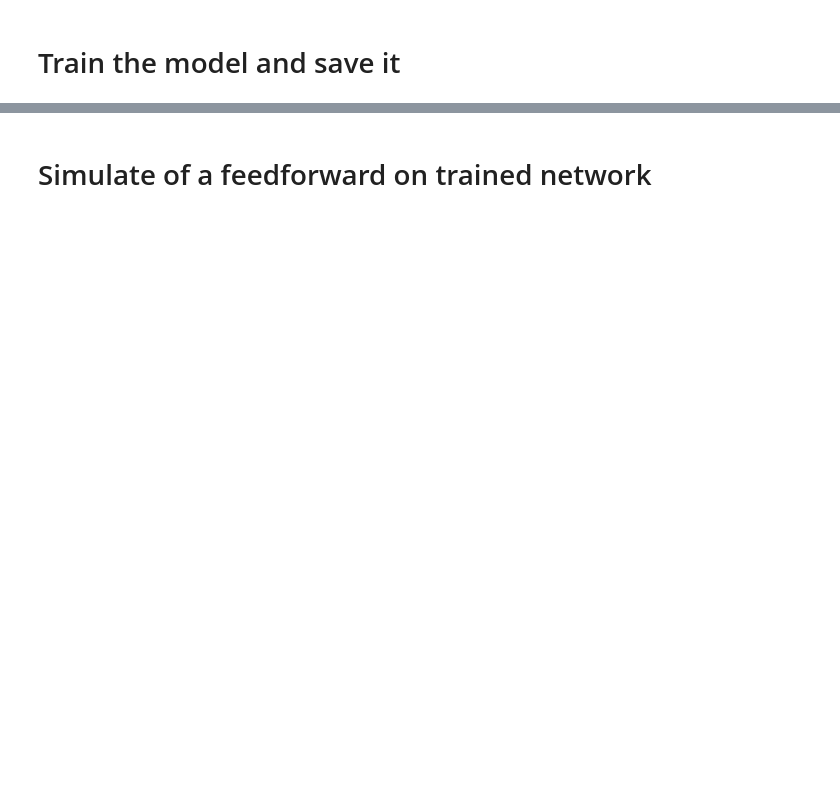
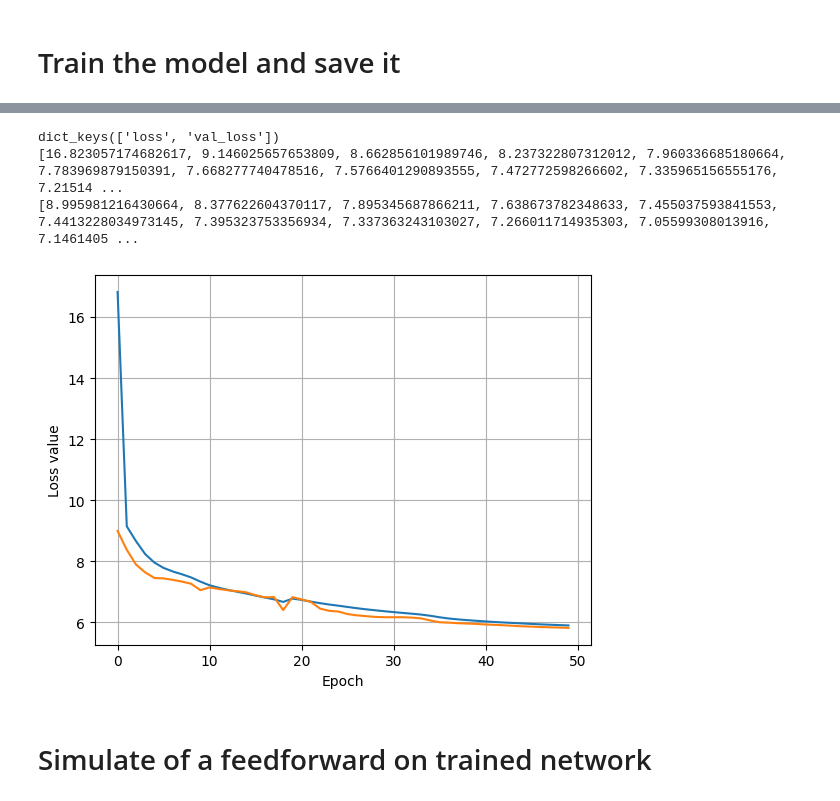
Before and after one commit to peppethesp/pressure-net-2d, a Jupyter notebook: 4_pressure_solution_NN.ipynb, the cells around one changed output, grey strips where cells are left out. Cells and saved outputs as stored; diff of their text form; code cells hidden in the pictures; blank space fills up the shorter version.

```diff
--- a/4_pressure_solution_NN.ipynb
+++ b/4_pressure_solution_NN.ipynb
@@ -219,2 +141,20 @@ Epoch 50/50
+# %%
+# Print history
+import matplotlib.pyplot as plt
+print(history.history.keys())
+
+plt.plot(history.history['loss'], label="test loss")
+plt.plot(history.history['val_loss'], label="validation loss")
+plt.grid()
+plt.xlabel("Epoch")
+plt.ylabel("Loss value")
+
+print(history.history['loss'])
+print(history.history['val_loss'])
+# %% [output]
+dict_keys(['loss', 'val_loss'])
+[16.823057174682617, 9.146025657653809, 8.662856101989746, 8.237322807312012, 7.960336685180664, 7.783969879150391, 7.668277740478516, 7.5766401290893555, 7.472772598266602, 7.335965156555176, 7.21514 ...
+[8.995981216430664, 8.377622604370117, 7.895345687866211, 7.638673782348633, 7.455037593841553, 7.4413228034973145, 7.395323753356934, 7.337363243103027, 7.266011714935303, 7.05599308013916, 7.1461405 ...
+[figure, added]
 # %%
 # Eventually save
```
Also changed, not shown: parts of 13 cells of this notebook, 9 other files.
